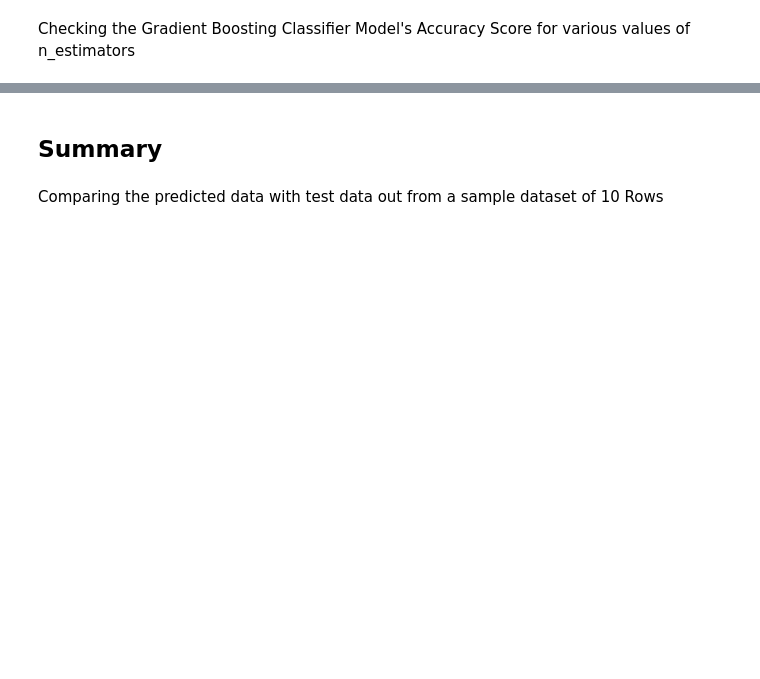
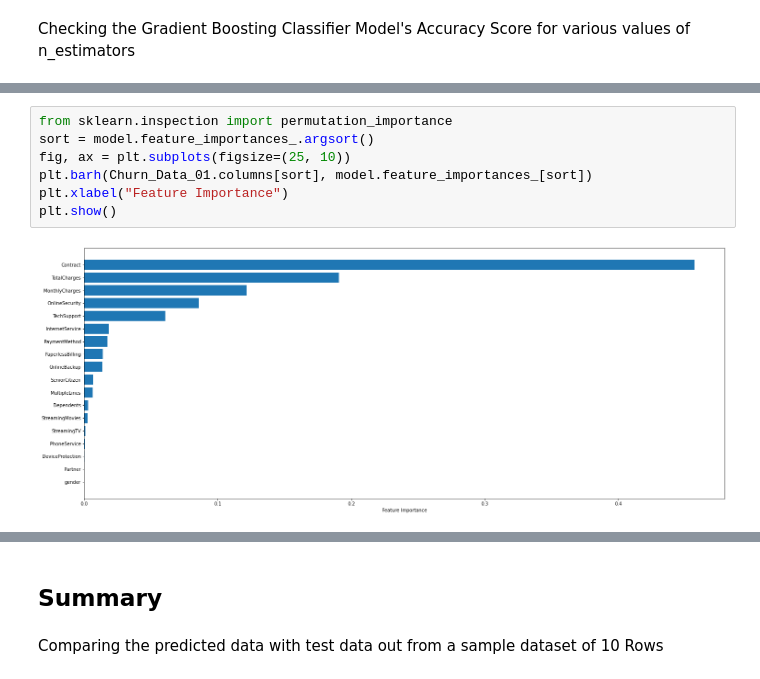
Before and after one commit to FlareWings/mlflow-main-project, a Jupyter notebook: main.ipynb, the cells around one changed output, grey strips where cells are left out. Saved outputs shown, nothing was run; the diff lists cells and outputs as text; blank space fills up the shorter version.

```diff
--- a/main.ipynb
+++ b/main.ipynb
@@ -363,0 +364,9 @@ Accuracy of our model is: 78.82%
+# %%
+from sklearn.inspection import permutation_importance
+sort = model.feature_importances_.argsort()
+fig, ax = plt.subplots(figsize=(25, 10))
+plt.barh(Churn_Data_01.columns[sort], model.feature_importances_[sort])
+plt.xlabel("Feature Importance")
+plt.show()
+# %% [output]
+[figure, added]
```
Also changed, not shown: parts of 15 cells of this notebook.
